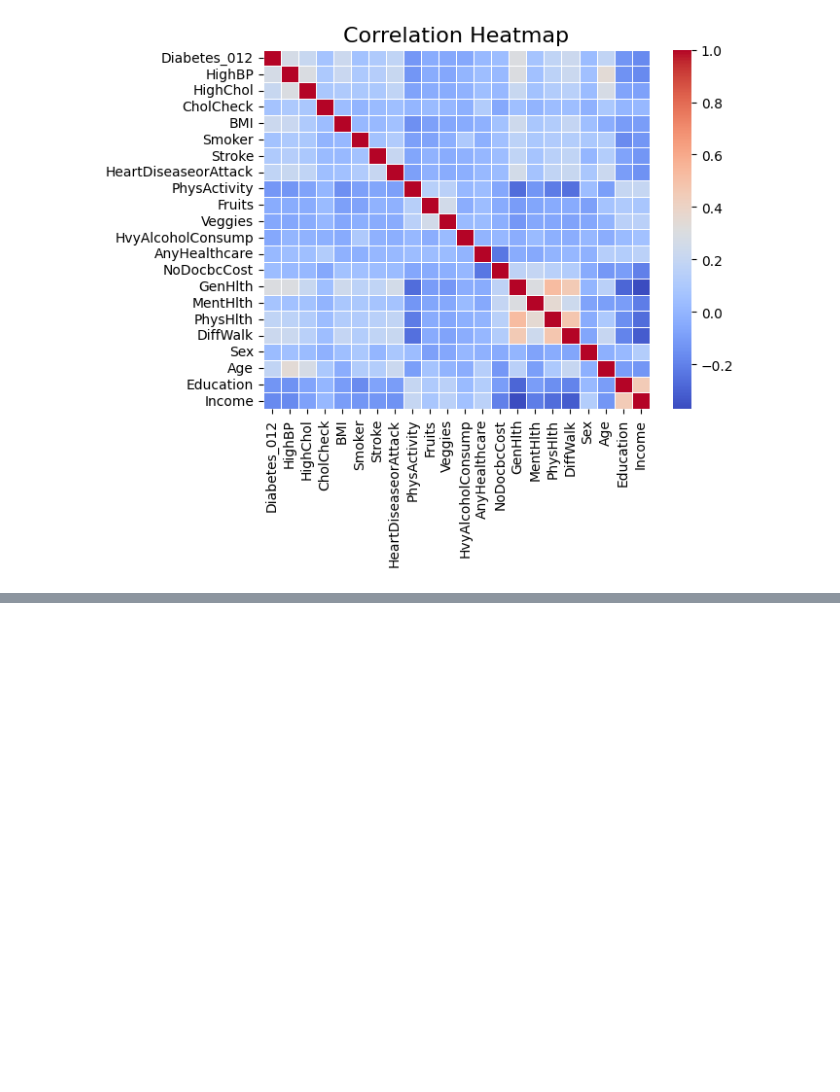
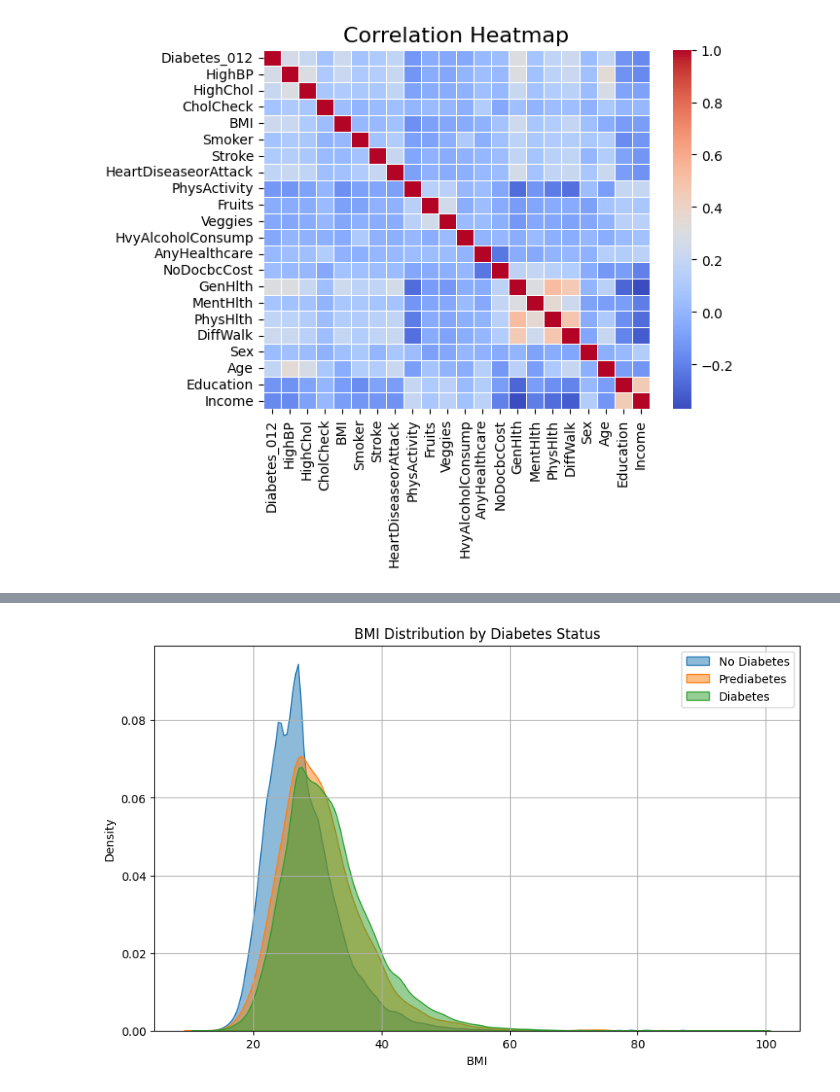
Before and after one commit to Sigmacci/diabetes-case-study, a Jupyter notebook: main.ipynb, the cells around one changed output, grey strips where cells are left out. Saved outputs shown, nothing was run; the diff lists cells and outputs as text; code cells hidden in the pictures; blank space fills up the shorter version.

```diff
--- a/main.ipynb
+++ b/main.ipynb
@@ -116,0 +182,13 @@ plt.show()
+# %%
+plt.figure(figsize=(10, 6))
+sns.kdeplot(df_no_diabetes["BMI"], label="No Diabetes", fill=True, alpha=0.5)
+sns.kdeplot(df_prediabetes["BMI"], label="Prediabetes", fill=True, alpha=0.5)
+sns.kdeplot(df_diabetes["BMI"], label="Diabetes", fill=True, alpha=0.5)
+plt.title("BMI Distribution by Diabetes Status")
+plt.xlabel("BMI")
+plt.ylabel("Density")
+plt.legend()
+plt.grid()
+plt.show()
+# %% [output]
+[figure, added]
```
Also changed, not shown: parts of 32 cells of this notebook.
